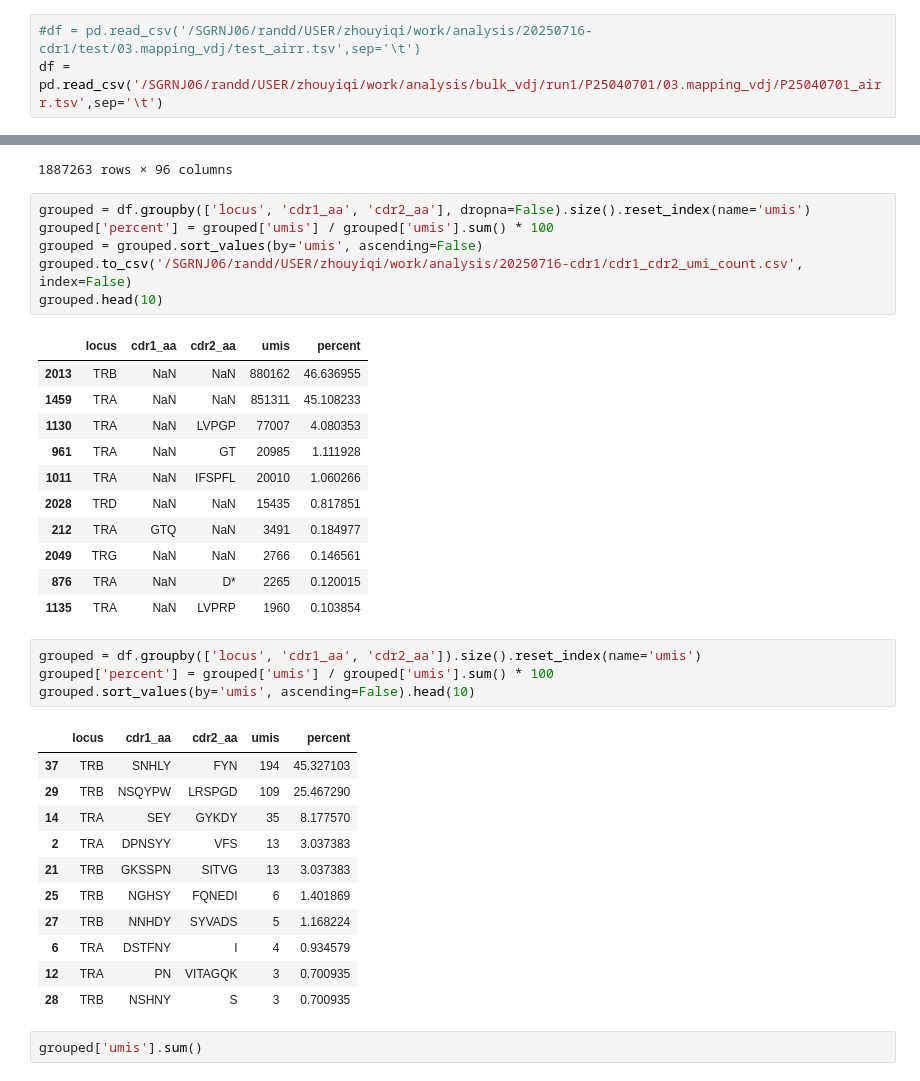
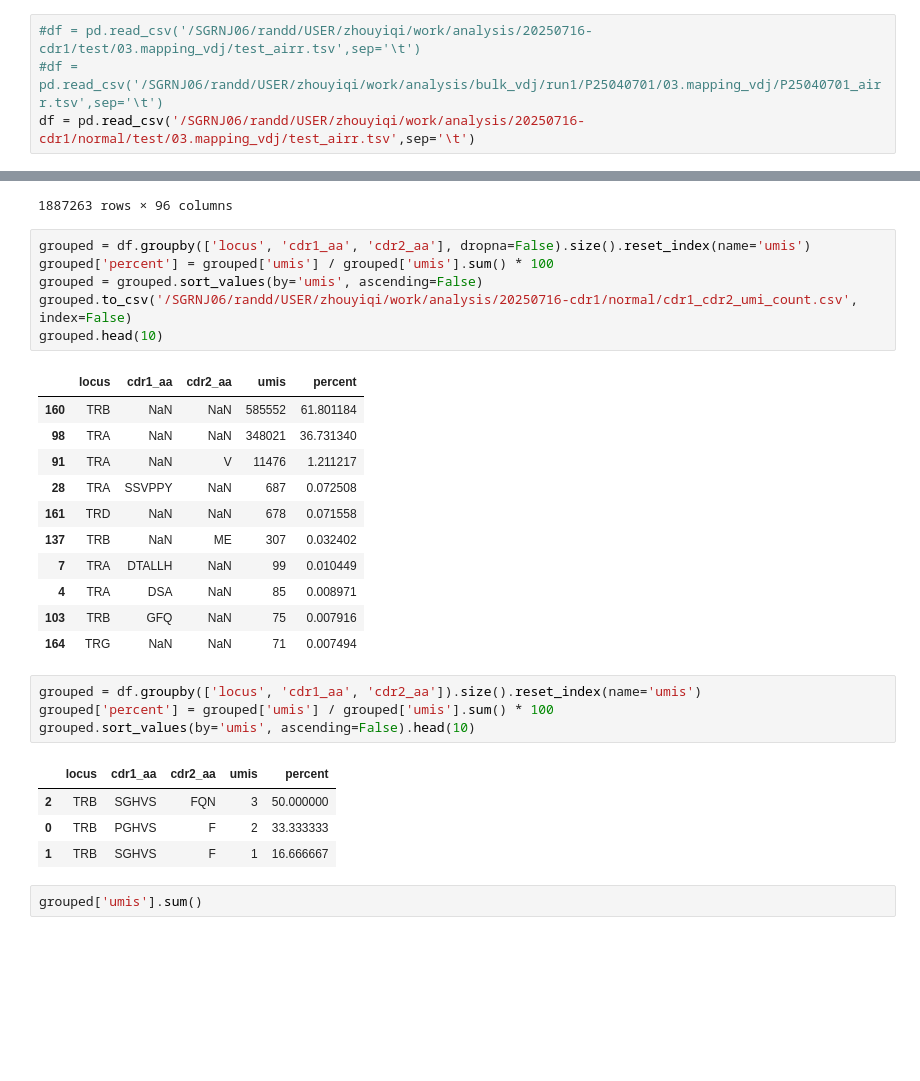
Before and after one commit to singleron-RD/sccore, a Jupyter notebook: jupyter/cdr1.ipynb, the cells around one changed output, grey strips where cells are left out. Saved outputs shown, nothing was run; the diff lists cells and outputs as text; blank space fills up the shorter version.

```diff
--- a/jupyter/cdr1.ipynb
+++ b/jupyter/cdr1.ipynb
@@ -2,7 +2,8 @@
 import pandas as pd
 # %%
 #df = pd.read_csv('/SGRNJ06/randd/USER/zhouyiqi/work/analysis/20250716-cdr1/test/03.mapping_vdj/test_airr.tsv',sep='\t')
-df = pd.read_csv('/SGRNJ06/randd/USER/zhouyiqi/work/analysis/bulk_vdj/run1/P25040701/03.mapping_vdj/P25040701_airr.tsv',sep='\t')
+#df = pd.read_csv('/SGRNJ06/randd/USER/zhouyiqi/work/analysis/bulk_vdj/run1/P25040701/03.mapping_vdj/P25040701_airr.tsv',sep='\t')
+df = pd.read_csv('/SGRNJ06/randd/USER/zhouyiqi/work/analysis/20250716-cdr1/normal/test/03.mapping_vdj/test_airr.tsv',sep='\t')
 # %%
 df['productive']
 # %% [output]
@@ -56,37 +57,30 @@ df
 # %%
 grouped = df.groupby(['locus', 'cdr1_aa', 'cdr2_aa'], dropna=False).size().reset_index(name='umis')
 grouped['percent'] = grouped['umis'] / grouped['umis'].sum() * 100
 grouped = grouped.sort_values(by='umis', ascending=False)
-grouped.to_csv('/SGRNJ06/randd/USER/zhouyiqi/work/analysis/20250716-cdr1/cdr1_cdr2_umi_count.csv', index=False)
+grouped.to_csv('/SGRNJ06/randd/USER/zhouyiqi/work/analysis/20250716-cdr1/normal/cdr1_cdr2_umi_count.csv', index=False)
 grouped.head(10)
 # %% [output]
 |  | locus | cdr1_aa | cdr2_aa | umis | percent |
-| 2013 | TRB | NaN | NaN | 880162 | 46.636955 |
-| 1459 | TRA | NaN | NaN | 851311 | 45.108233 |
-| 1130 | TRA | NaN | LVPGP | 77007 | 4.080353 |
-| 961 | TRA | NaN | GT | 20985 | 1.111928 |
-| 1011 | TRA | NaN | IFSPFL | 20010 | 1.060266 |
-| 2028 | TRD | NaN | NaN | 15435 | 0.817851 |
-| 212 | TRA | GTQ | NaN | 3491 | 0.184977 |
-| 2049 | TRG | NaN | NaN | 2766 | 0.146561 |
-| 876 | TRA | NaN | D* | 2265 | 0.120015 |
-| 1135 | TRA | NaN | LVPRP | 1960 | 0.103854 |
+| 160 | TRB | NaN | NaN | 585552 | 61.801184 |
+| 98 | TRA | NaN | NaN | 348021 | 36.731340 |
+| 91 | TRA | NaN | V | 11476 | 1.211217 |
+| 28 | TRA | SSVPPY | NaN | 687 | 0.072508 |
+| 161 | TRD | NaN | NaN | 678 | 0.071558 |
+| 137 | TRB | NaN | ME | 307 | 0.032402 |
+| 7 | TRA | DTALLH | NaN | 99 | 0.010449 |
+| 4 | TRA | DSA | NaN | 85 | 0.008971 |
+| 103 | TRB | GFQ | NaN | 75 | 0.007916 |
+| 164 | TRG | NaN | NaN | 71 | 0.007494 |
 # %%
 grouped = df.groupby(['locus', 'cdr1_aa', 'cdr2_aa']).size().reset_index(name='umis')
 grouped['percent'] = grouped['umis'] / grouped['umis'].sum() * 100
 grouped.sort_values(by='umis', ascending=False).head(10)
 # %% [output]
 |  | locus | cdr1_aa | cdr2_aa | umis | percent |
-| 37 | TRB | SNHLY | FYN | 194 | 45.327103 |
-| 29 | TRB | NSQYPW | LRSPGD | 109 | 25.467290 |
-| 14 | TRA | SEY | GYKDY | 35 | 8.177570 |
-| 2 | TRA | DPNSYY | VFS | 13 | 3.037383 |
-| 21 | TRB | GKSSPN | SITVG | 13 | 3.037383 |
-| 25 | TRB | NGHSY | FQNEDI | 6 | 1.401869 |
-| 27 | TRB | NNHDY | SYVADS | 5 | 1.168224 |
-| 6 | TRA | DSTFNY | I | 4 | 0.934579 |
-| 12 | TRA | PN | VITAGQK | 3 | 0.700935 |
-| 28 | TRB | NSHNY | S | 3 | 0.700935 |
+| 2 | TRB | SGHVS | FQN | 3 | 50.000000 |
+| 0 | TRB | PGHVS | F | 2 | 33.333333 |
+| 1 | TRB | SGHVS | F | 1 | 16.666667 |
 # %%
 grouped['umis'].sum()
 # %% [output]
```
Also changed, not shown: 3 other files.
